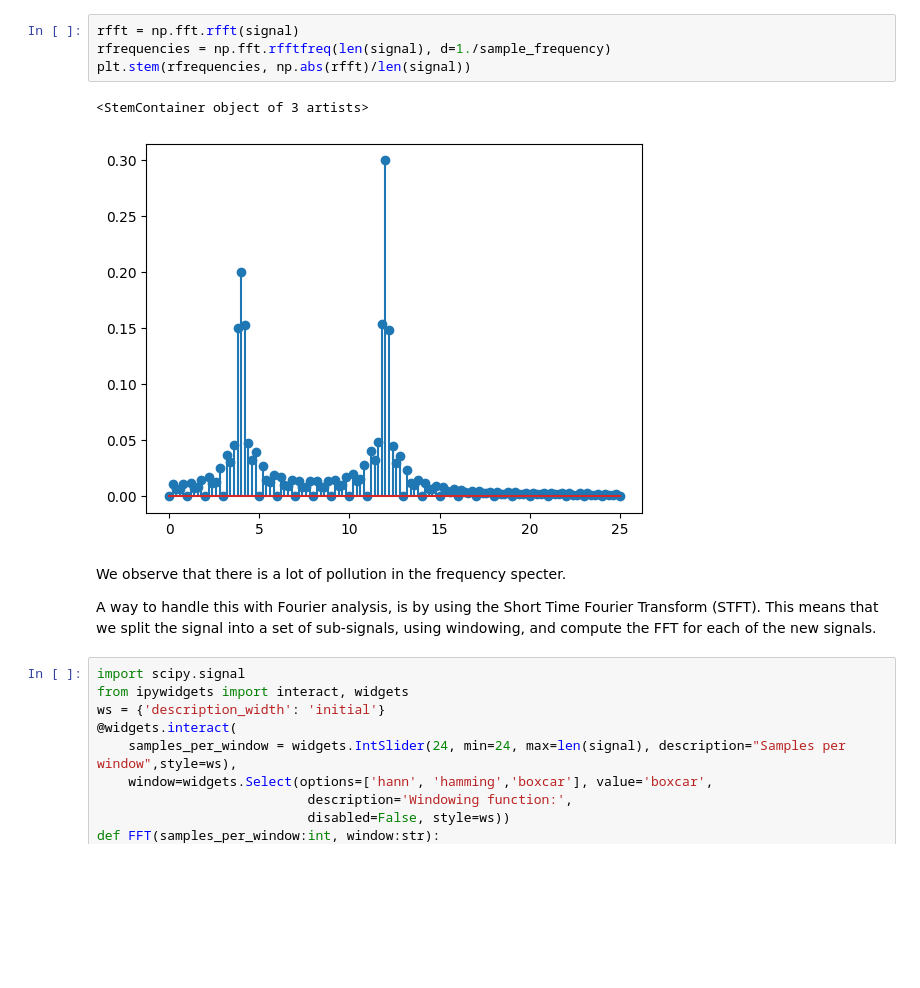
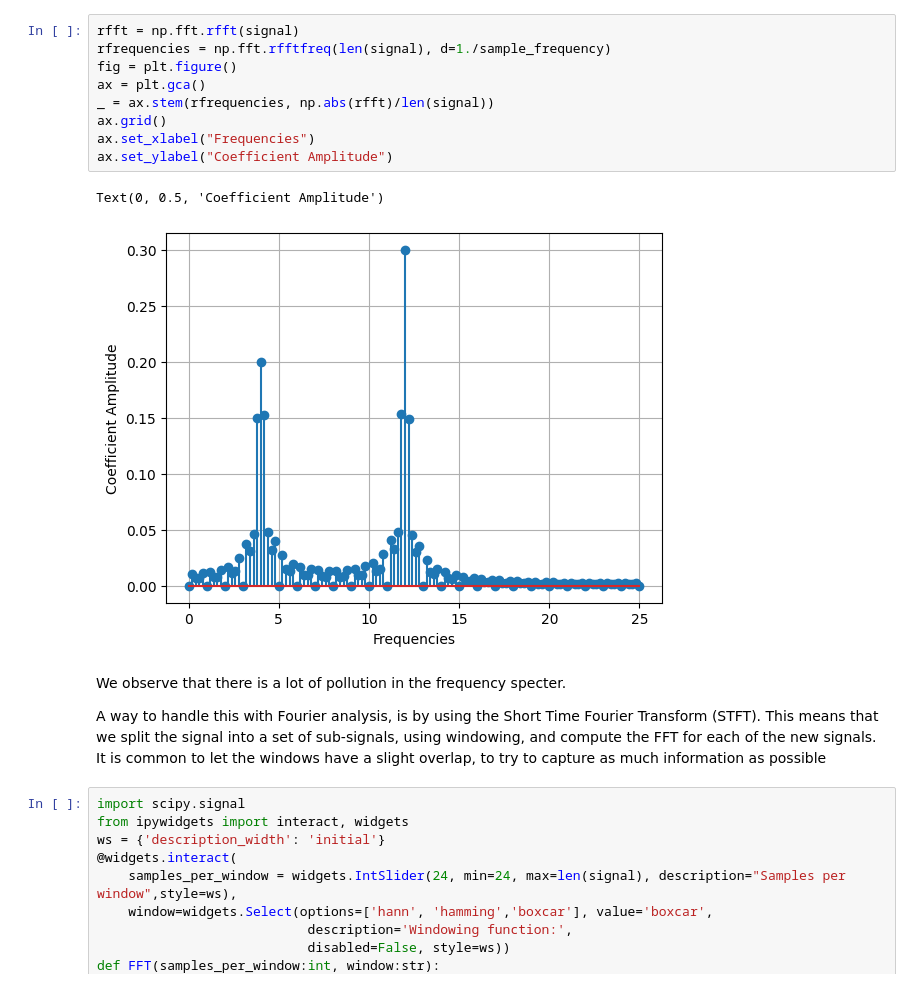
Before and after one commit to jorgensd/GearVibrationWorkshop, a Jupyter notebook: stfft.ipynb, the cells around one changed output. Saved outputs shown, nothing was run; the diff lists cells and outputs as text; blank space fills up the shorter version.

```diff
--- a/stfft.ipynb
+++ b/stfft.ipynb
@@ -29,15 +35,21 @@ plt.plot(t, signal)
 # %%
 rfft = np.fft.rfft(signal)
 rfrequencies = np.fft.rfftfreq(len(signal), d=1./sample_frequency)
-plt.stem(rfrequencies, np.abs(rfft)/len(signal))
+fig = plt.figure()
+ax = plt.gca()
+_ = ax.stem(rfrequencies, np.abs(rfft)/len(signal))
+ax.grid()
+ax.set_xlabel("Frequencies")
+ax.set_ylabel("Coefficient Amplitude")
 # %% [output]
-<StemContainer object of 3 artists>
+Text(0, 0.5, 'Coefficient Amplitude')
-[figure, old version]
+[figure, new version]
 # %% [markdown]
 We observe that there is a lot of pollution in the frequency specter.
 
 A way to handle this with Fourier analysis, is by using the Short Time Fourier Transform (STFT).
 This means that we split the signal into a set of sub-signals, using windowing, and compute the FFT for each of the new signals.
+It is common to let the windows have a slight overlap, to try to capture as much information as possible
 # %%
 import scipy.signal
 from ipywidgets import interact, widgets
```
Also changed, not shown: parts of 3 cells of this notebook, 5 other files.
